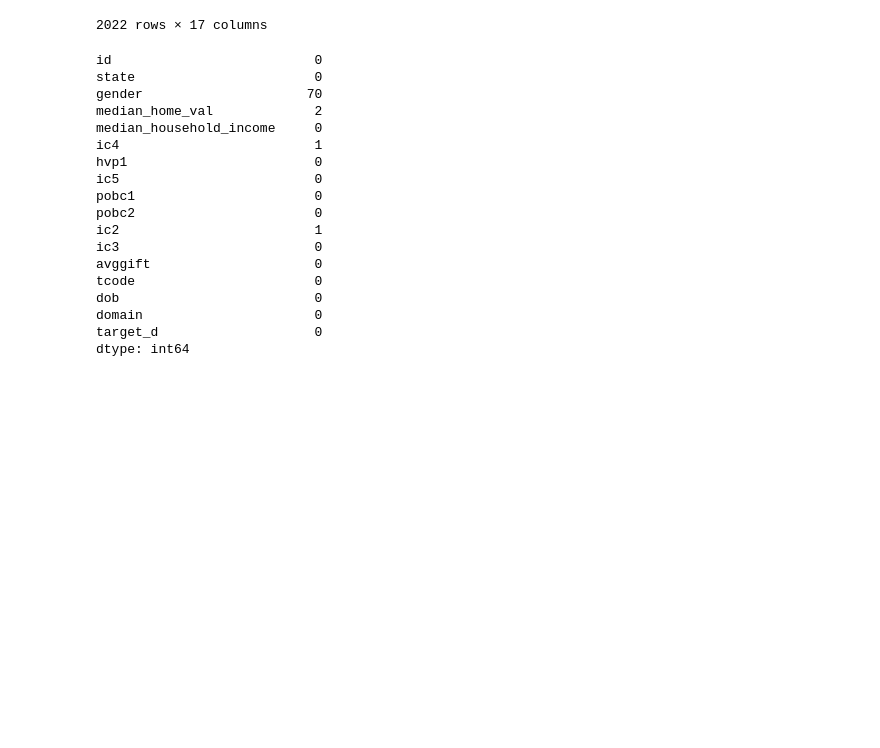
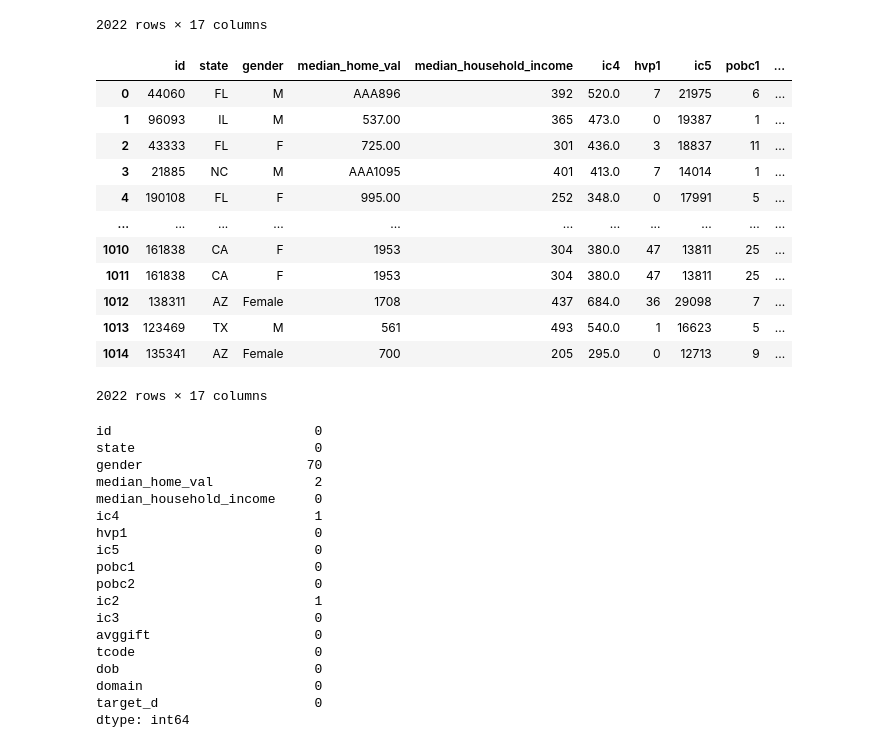
Before and after one commit to Ironhack-Data-0621-Remote/Classroom-Materials, a Jupyter notebook: Unit_1/2-Pandas_data_cleaning/pandas_data_cleaning.ipynb, the cells around one changed output. Saved outputs shown, nothing was run; the diff lists cells and outputs as text; code cells hidden in the pictures; blank space fills up the shorter version.

Commit message:
data cleaning activity

```diff
--- a/Unit_1/2-Pandas_data_cleaning/pandas_data_cleaning.ipynb
+++ b/Unit_1/2-Pandas_data_cleaning/pandas_data_cleaning.ipynb
@@ -71,6 +71,22 @@ data
 data = data.rename(columns={'controln':'id',
                             'hv1':'median_home_val',
                             'ic1':'median_household_income'})
+# %%
+data
+# %% [output]
+|  | id | state | gender | median_home_val | median_household_income | ic4 | hvp1 | ic5 | pobc1 | ... |
+| 0 | 44060 | FL | M | AAA896 | 392 | 520.0 | 7 | 21975 | 6 | ... |
+| 1 | 96093 | IL | M | 537.00 | 365 | 473.0 | 0 | 19387 | 1 | ... |
+| 2 | 43333 | FL | F | 725.00 | 301 | 436.0 | 3 | 18837 | 11 | ... |
+| 3 | 21885 | NC | M | AAA1095 | 401 | 413.0 | 7 | 14014 | 1 | ... |
+| 4 | 190108 | FL | F | 995.00 | 252 | 348.0 | 0 | 17991 | 5 | ... |
+| ... | ... | ... | ... | ... | ... | ... | ... | ... | ... | ... |
+| 1010 | 161838 | CA | F | 1953 | 304 | 380.0 | 47 | 13811 | 25 | ... |
+| 1011 | 161838 | CA | F | 1953 | 304 | 380.0 | 47 | 13811 | 25 | ... |
+| 1012 | 138311 | AZ | Female | 1708 | 437 | 684.0 | 36 | 29098 | 7 | ... |
+| 1013 | 123469 | TX | M | 561 | 493 | 540.0 | 1 | 16623 | 5 | ... |
+| 1014 | 135341 | AZ | Female | 700 | 205 | 295.0 | 0 | 12713 | 9 | ... |
+2022 rows × 17 columns
 # %%
 data.isna().sum()
 # %% [output]
```
Also changed, not shown: parts of 29 cells of this notebook.
